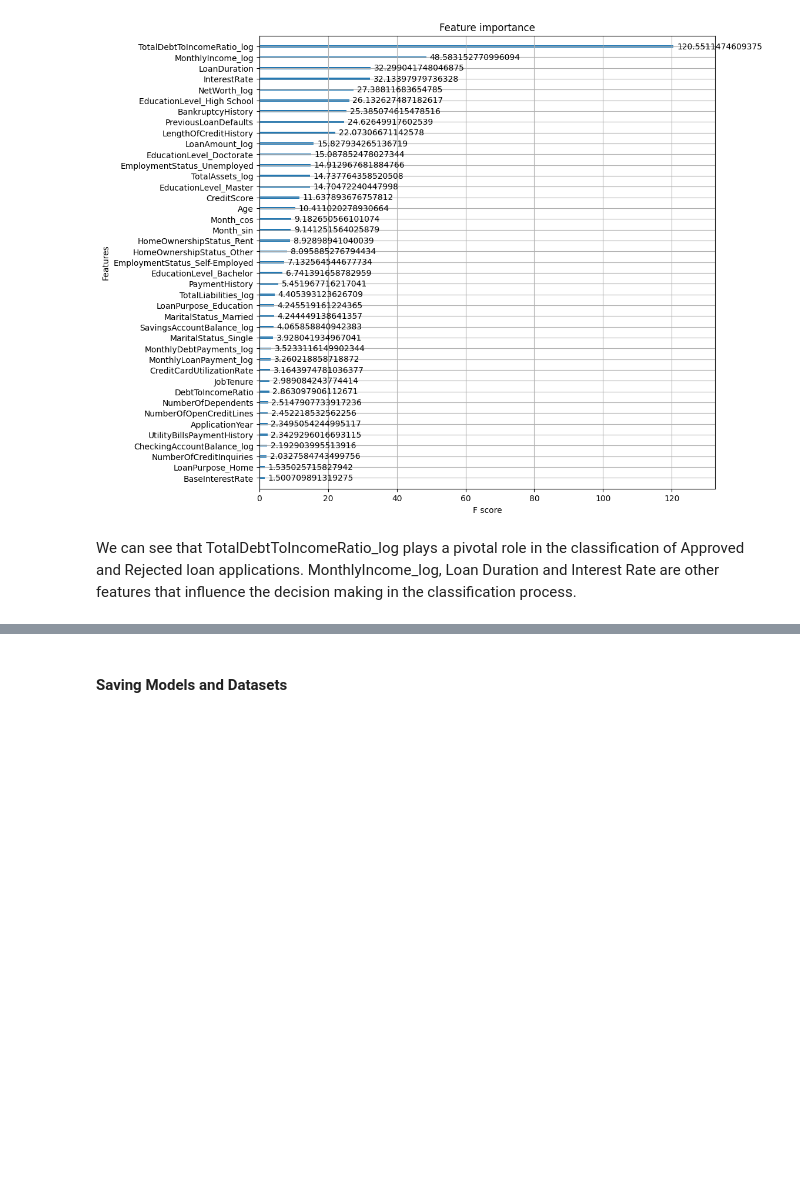
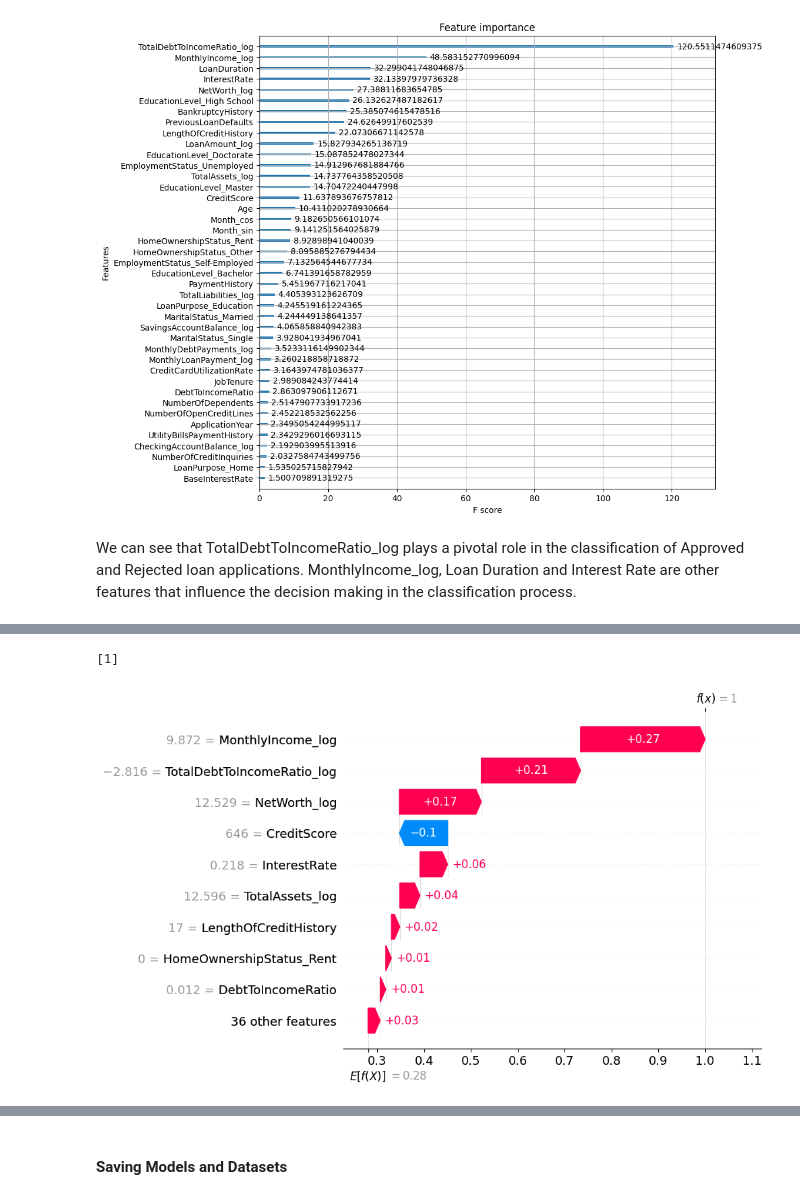
Before and after one commit to GauriR011/Financial-Risk-for-Loan-Approval, a Jupyter notebook: code copy.ipynb, the cells around one changed output, grey strips where cells are left out. Saved outputs shown, nothing was run; the diff lists cells and outputs as text; code cells hidden in the pictures; blank space fills up the shorter version.

Commit message:
Computing the SHAP values

```diff
--- a/code copy.ipynb
+++ b/code copy.ipynb
@@ -1406,0 +1405,34 @@ We can see that TotalDebtToIncomeRatio_log plays a pivotal role in the classific
+# %%
+# loading the saved model
+with open('./trained models/xg_boost.pkl', 'rb') as file:
+    # 2. Load the saved model
+    model = pickle.load(file)
+
+X_test = pd.read_csv("./data files/Test data_scaled.csv")
+# %%
+y_test = X_test['LoanApproved']
+X_test.drop(columns = ["LoanApproved", "RiskScore"], inplace = True)
+# %%
+import shap
+
+# fitting the explainer
+explainer = shap.Explainer(model.predict, X_test)
+# calculating the SHAP values
+shap_values = explainer(X_test)
+# %%
+# Save the SHAP values object to a file
+# with open("./trained models/shap_values.pkl", "wb") as f:
+#     pickle.dump(shap_values, f)
+
+# Load the SHAP values object back later
+with open("./trained models/shap_values.pkl", "rb") as f:
+    shap_values = f.read()
+# %%
+y_1000_pred = model.predict(X_test.iloc[[1000]])
+print(y_1000_pred)
+# %% [output]
+[1]
+# %%
+shap.plots.waterfall(shap_values[1000])
+# %% [output]
+[figure, added]
```
Also changed, not shown: parts of 6 cells of this notebook, 3 other files.
